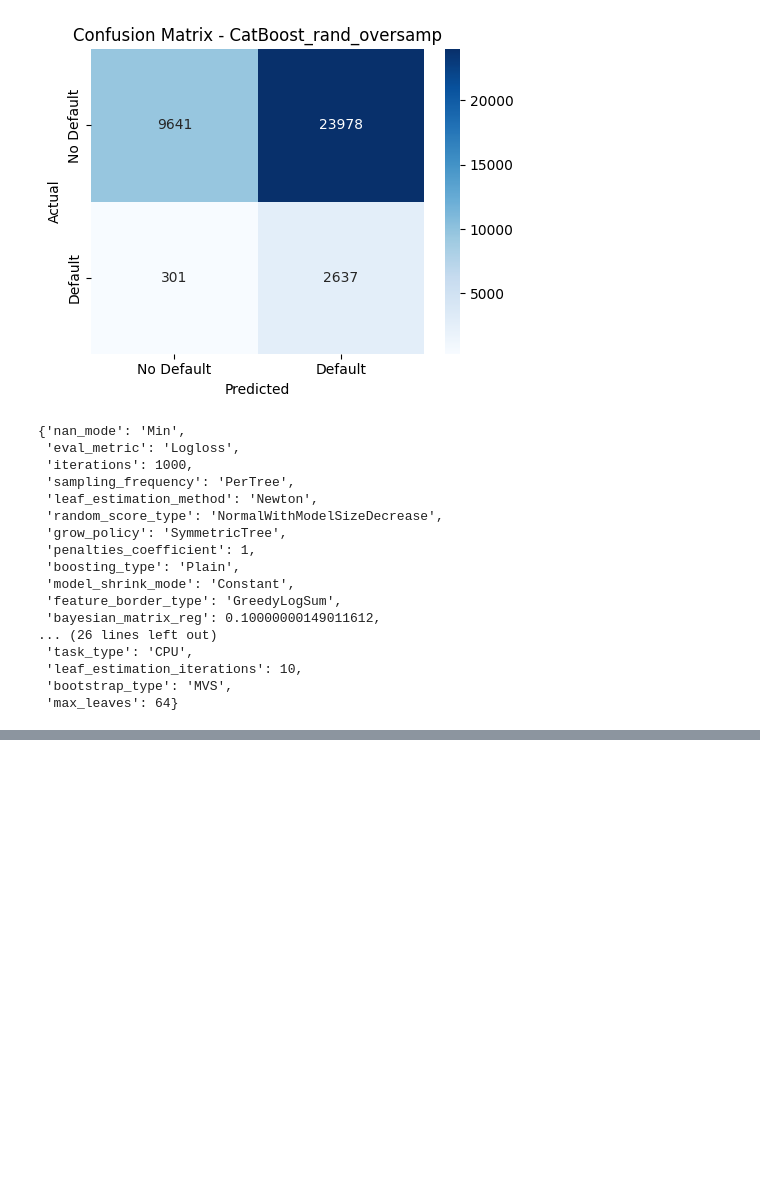
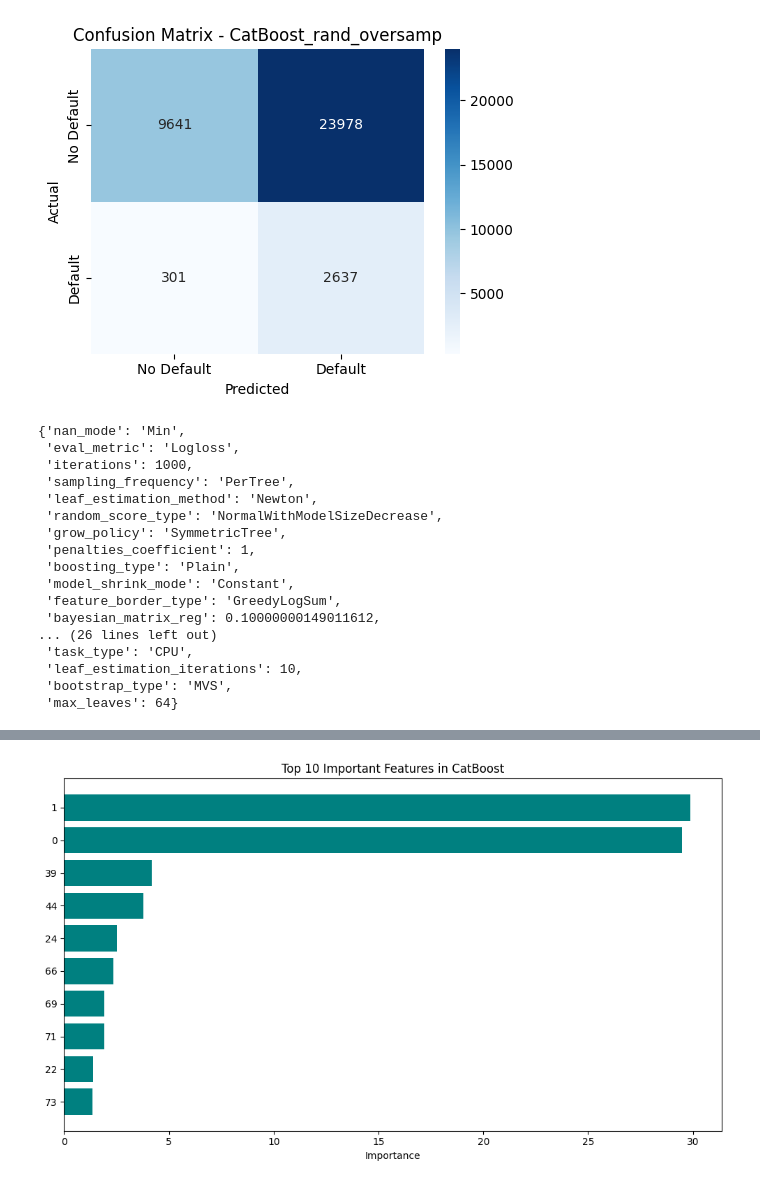
Before and after one commit to biswaj45/Loan_Default_Prediction, a Jupyter notebook: model_trial.ipynb, the cells around one changed output, grey strips where cells are left out. Saved outputs shown, nothing was run; the diff lists cells and outputs as text; code cells hidden in the pictures; blank space fills up the shorter version.

```diff
--- a/model_trial.ipynb
+++ b/model_trial.ipynb
@@ -641,0 +716,23 @@ TypeError: RandomizedSearchCV.__init__() missing 1 required positional argument:
+# %%
+# Get feature importances and feature names
+importances = random_search1.best_estimator_.get_feature_importance()
+feature_names = random_search1.best_estimator_.feature_names_
+
+# Combine into a DataFrame
+feat_imp_df = pd.DataFrame({
+    'Feature': feature_names,
+    'Importance': importances
+})
+
+# Sort and select top 10
+top_features = feat_imp_df.sort_values(by='Importance', ascending=False).head(10)
+
+# Plot
+plt.figure(figsize=(10, 6))
+plt.barh(top_features['Feature'][::-1], top_features['Importance'][::-1], color='teal')
+plt.xlabel('Importance')
+plt.title('Top 10 Important Features in CatBoost')
+plt.tight_layout()
+plt.show()
+# %% [output]
+[figure, added]
```
Also changed, not shown: parts of 7 cells of this notebook, 35 other files.
